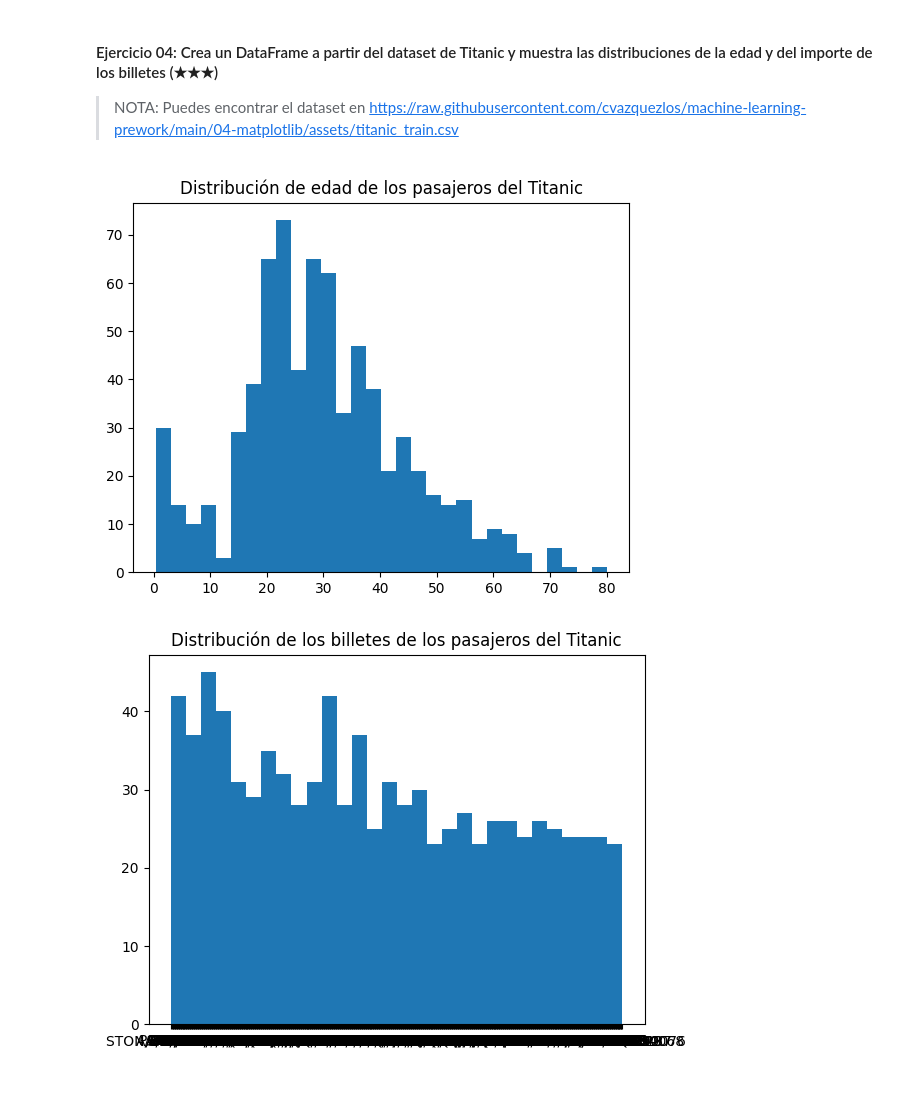
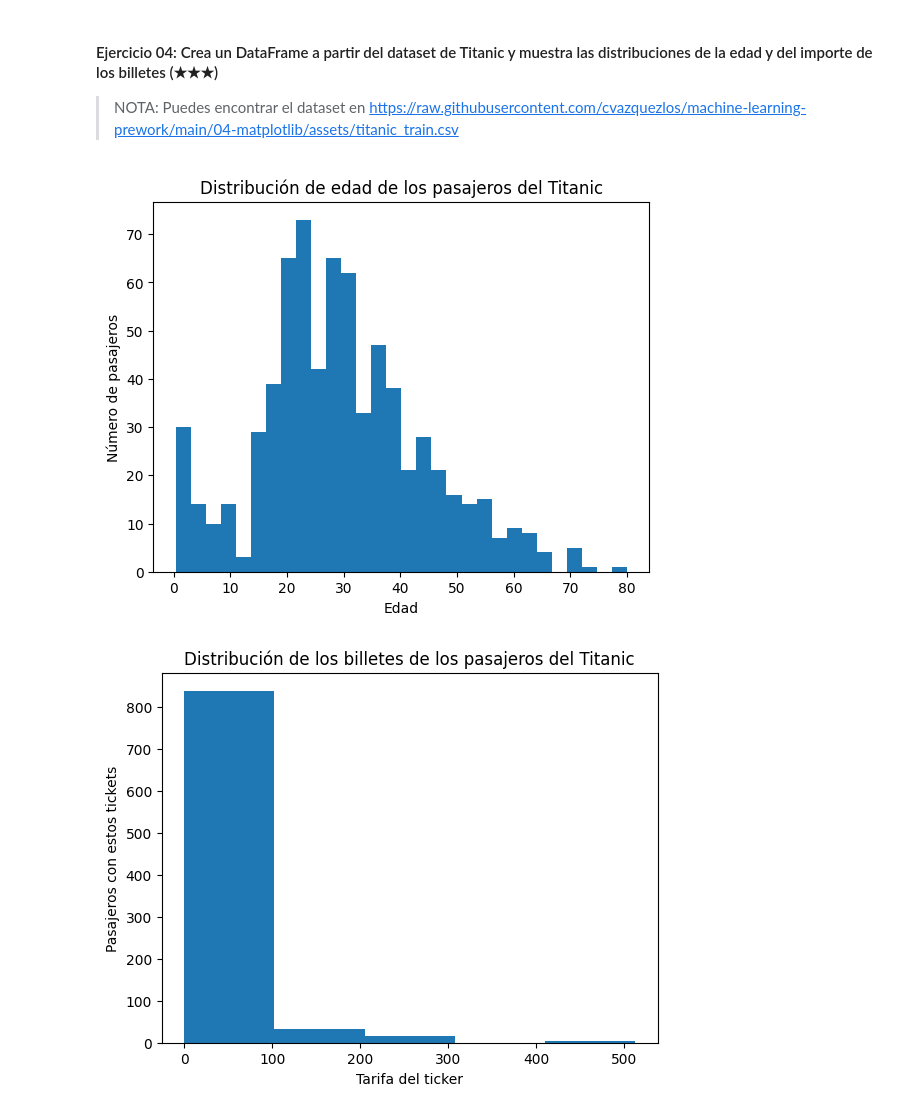
Before and after one commit to danielpaez-dev/4Geeks, a Jupyter notebook: 04-matplotlib/04.1-Intro-to-Matplotlib.es.ipynb, the cells around one changed output. Drawn from its saved outputs; the diff is of its cells as text; code cells hidden in the pictures; blank space fills up the shorter version.

```diff
--- a/04-matplotlib/04.1-Intro-to-Matplotlib.es.ipynb
+++ b/04-matplotlib/04.1-Intro-to-Matplotlib.es.ipynb
@@ -158,22 +158,26 @@ plt.show
 # %%
 import pandas as pd
 
 URL = "https://raw.githubusercontent.com/cvazquezlos/machine-learning-prework/main/04-matplotlib/assets/titanic_train.csv"
 try:
   df = pd.read_csv(URL)
 except Exception as e:
   print("No se pudo cargar correctamente los datos. Error: ", e)
   exit()
 
 # Distribuciones de edad
 plt.hist(df['Age'], bins = 30)
 plt.title("Distribución de edad de los pasajeros del Titanic")
+plt.xlabel("Edad")
+plt.ylabel("Número de pasajeros")
 plt.show()
 
 # Distribución del importe de los billetes
-plt.hist(df['Ticket'], bins = 30)
+plt.hist(df['Fare'], bins = 5)
 plt.title("Distribución de los billetes de los pasajeros del Titanic")
+plt.xlabel("Tarifa del ticker")
+plt.ylabel("Pasajeros con estos tickets")
 plt.show()
 # %% [output]
-[figure, old version]
+[figure, new version]
-[figure, old version]
+[figure, new version]
```
Also changed, not shown: parts of 3 cells of this notebook.
